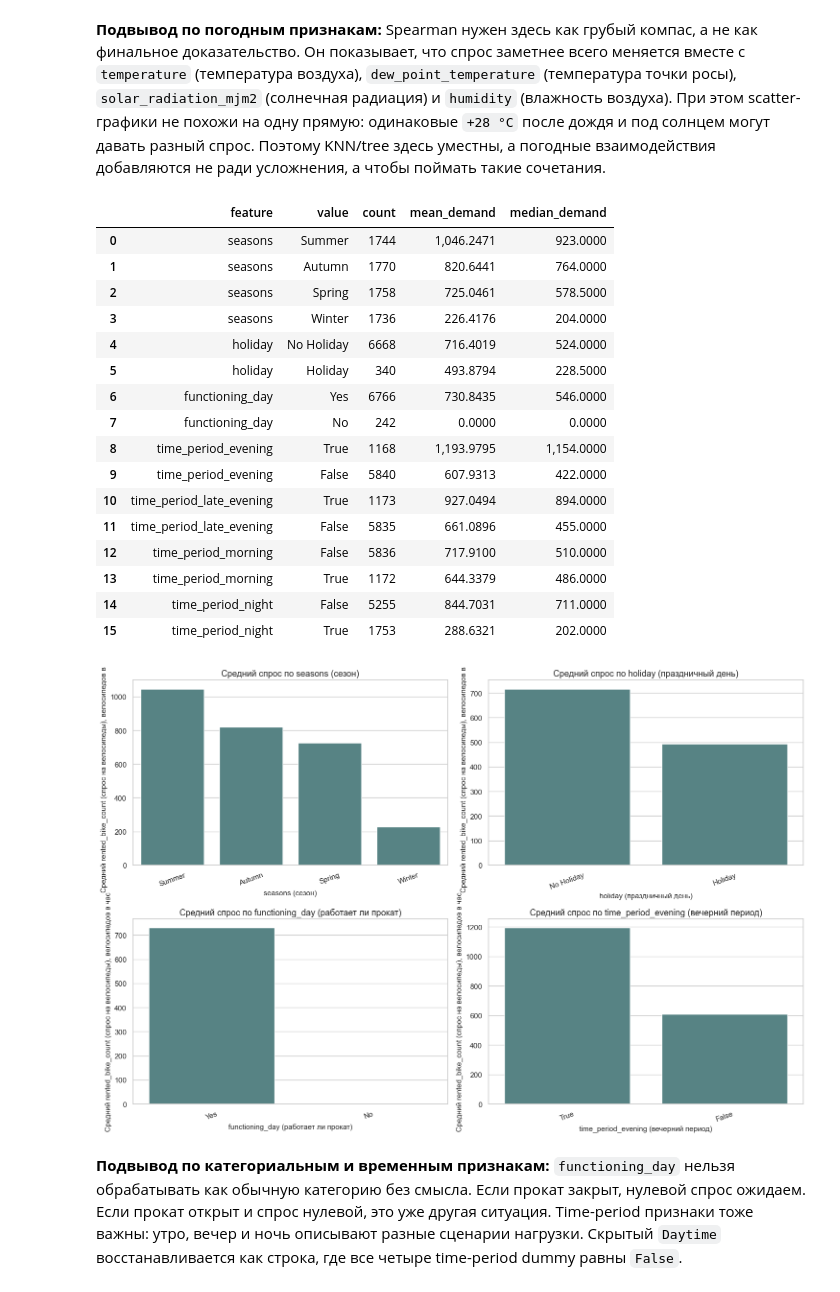
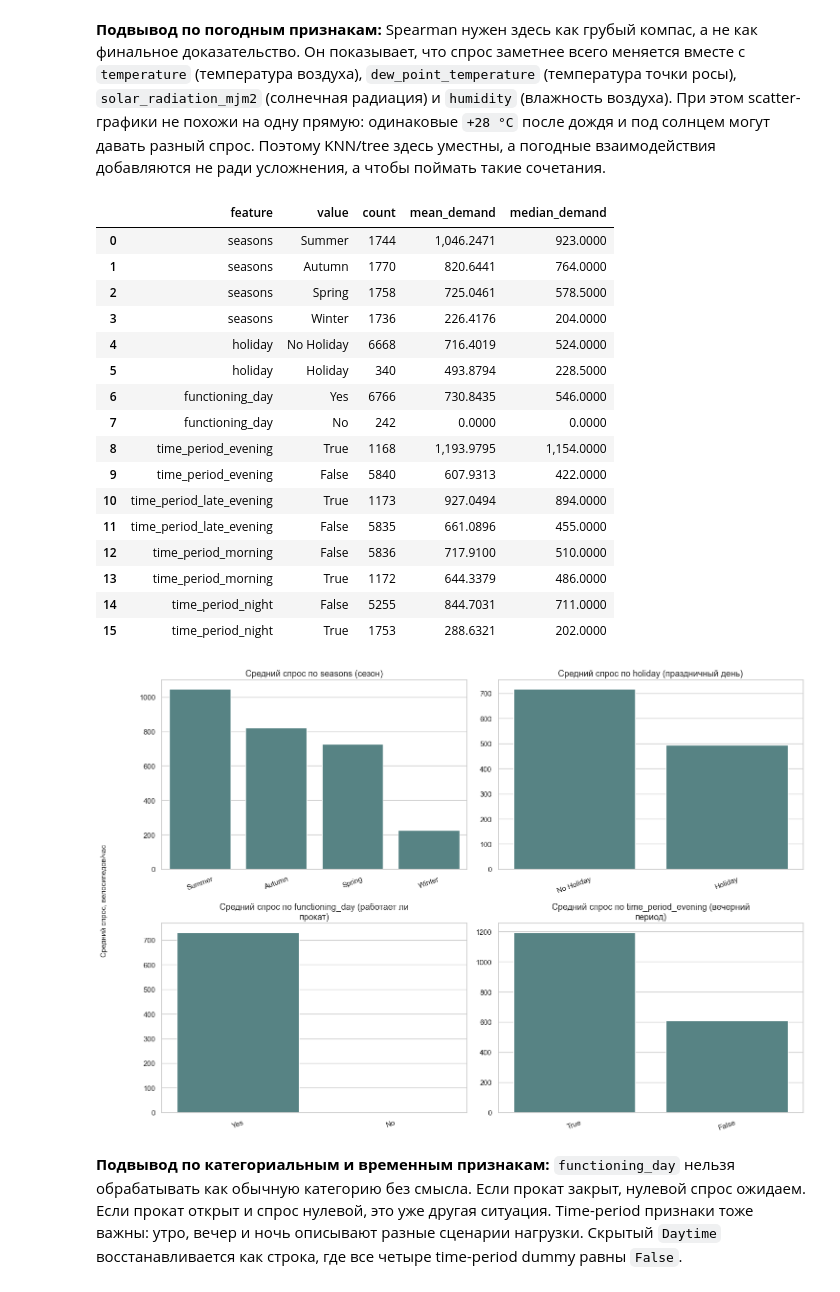
Before and after one commit to neiro/ds_sonv, a Jupyter notebook: ml-env/work.ipynb, the cells around one changed output. Saved outputs shown, nothing was run; the diff lists cells and outputs as text; code cells hidden in the pictures.

```diff
--- a/ml-env/work.ipynb
+++ b/ml-env/work.ipynb
@@ -460,6 +461,10 @@ def inline_feature_label(feature: str, *, with_unit: bool = False) -> str:
     return f"{label}, {unit}" if with_unit and unit else label
 
 
+def wrap_plot_label(label: Any, width: int = 34) -> str:
+    return "\n".join(textwrap.wrap(str(label), width=width, break_long_words=False))
+
+
 def short_params_for_plot(model_name: str, params: Dict[str, Any]) -> str:
     if not params:
         return "strategy=mean (среднее)"
@@ -797,23 +802,24 @@ continuous_labels = {
 
 fig, axes = plt.subplots(4, 2, figsize=(15, 16))
 axes = axes.ravel()
-for ax, column in zip(axes, BASE_NUMERIC_FEATURES):
+for index, (ax, column) in enumerate(zip(axes, BASE_NUMERIC_FEATURES)):
     sns.histplot(train[column], bins=35, kde=True, ax=ax, color="#477998")
-    ax.set_title(f"Распределение: {continuous_labels[column]}")
-    ax.set_xlabel(continuous_labels[column])
-    ax.set_ylabel("Количество наблюдений")
+    ax.set_title(f"Распределение: {wrap_plot_label(continuous_labels[column], width=32)}")
+    ax.set_xlabel(wrap_plot_label(continuous_labels[column], width=30))
+    ax.set_ylabel("Количество наблюдений" if index % 2 == 0 else "")
 plt.tight_layout()
 plt.show()
 
 fig, axes = plt.subplots(4, 2, figsize=(15, 16))
 axes = axes.ravel()
 sampled_train = train.sample(min(2500, len(train)), random_state=RANDOM_STATE)
-for ax, column in zip(axes, BASE_NUMERIC_FEATURES):
+for index, (ax, column) in enumerate(zip(axes, BASE_NUMERIC_FEATURES)):
     sns.scatterplot(data=sampled_train, x=column, y=TARGET, alpha=0.35, ax=ax, color="#20639b")
-    ax.set_title(f"Спрос и {continuous_labels[column]}")
-    ax.set_xlabel(continuous_labels[column])
-    ax.set_ylabel(inline_feature_label(TARGET, with_unit=True))
-plt.tight_layout()
+    ax.set_title(f"Спрос и {wrap_plot_label(continuous_labels[column], width=32)}")
+    ax.set_xlabel(wrap_plot_label(continuous_labels[column], width=30))
+    ax.set_ylabel("")
+fig.supylabel("rented_bike_count (спрос), велосипедов/час", x=0.01, fontsize=11)
+plt.tight_layout(rect=(0.03, 0, 1, 1))
 plt.show()
 
 numeric_corr = (
@@ -856,38 +862,39 @@ for column in CATEGORICAL_FEATURES + TIME_FEATURES:
     cat_target_tables.append(summary.rename(columns={column: "value"}))
 
 cat_target_summary = pd.concat(cat_target_tables, ignore_index=True)
 display(cat_target_summary)
 
 fig, axes = plt.subplots(2, 2, figsize=(15, 10))
 plot_columns = ["seasons", "holiday", "functioning_day", "time_period_evening"]
 for ax, column in zip(axes.ravel(), plot_columns):
     order = train.groupby(column)[TARGET].mean().sort_values(ascending=False).index
     sns.barplot(data=train, x=column, y=TARGET, order=order, estimator="mean", errorbar=None, ax=ax, color="#4f8a8b")
-    ax.set_title(f"Средний спрос по {inline_feature_label(column)}")
-    ax.set_xlabel(inline_feature_label(column))
-    ax.set_ylabel(f"Средний {inline_feature_label(TARGET, with_unit=True)}")
+    ax.set_title(f"Средний спрос по {wrap_plot_label(inline_feature_label(column), width=32)}")
+    ax.set_xlabel("")
+    ax.set_ylabel("")
     ax.tick_params(axis="x", rotation=20)
-plt.tight_layout()
+fig.supylabel("Средний спрос, велосипедов/час", x=0.01, fontsize=11)
+plt.tight_layout(rect=(0.03, 0, 1, 1))
 plt.show()
 # %% [output]
 |  | feature | value | count | mean_demand | median_demand |
 | 0 | seasons | Summer | 1744 | 1,046.2471 | 923.0000 |
 | 1 | seasons | Autumn | 1770 | 820.6441 | 764.0000 |
 | 2 | seasons | Spring | 1758 | 725.0461 | 578.5000 |
 | 3 | seasons | Winter | 1736 | 226.4176 | 204.0000 |
 | 4 | holiday | No Holiday | 6668 | 716.4019 | 524.0000 |
 | 5 | holiday | Holiday | 340 | 493.8794 | 228.5000 |
 | 6 | functioning_day | Yes | 6766 | 730.8435 | 546.0000 |
 | 7 | functioning_day | No | 242 | 0.0000 | 0.0000 |
 | 8 | time_period_evening | True | 1168 | 1,193.9795 | 1,154.0000 |
 | 9 | time_period_evening | False | 5840 | 607.9313 | 422.0000 |
 | 10 | time_period_late_evening | True | 1173 | 927.0494 | 894.0000 |
 | 11 | time_period_late_evening | False | 5835 | 661.0896 | 455.0000 |
 | 12 | time_period_morning | False | 5836 | 717.9100 | 510.0000 |
 | 13 | time_period_morning | True | 1172 | 644.3379 | 486.0000 |
 | 14 | time_period_night | False | 5255 | 844.7031 | 711.0000 |
 | 15 | time_period_night | True | 1753 | 288.6321 | 202.0000 |
-[figure, old version]
+[figure, new version]
 # %% [markdown]
 **Подвывод по категориальным и временным признакам:** `functioning_day` нельзя обрабатывать как обычную категорию без смысла. Если прокат закрыт, нулевой спрос ожидаем. Если прокат открыт и спрос нулевой, это уже другая ситуация. Time-period признаки тоже важны: утро, вечер и ночь описывают разные сценарии нагрузки. Скрытый `Daytime` восстанавливается как строка, где все четыре time-period dummy равны `False`.
 # %%
```
Also changed, not shown: parts of 9 cells of this notebook, 1 other file.
